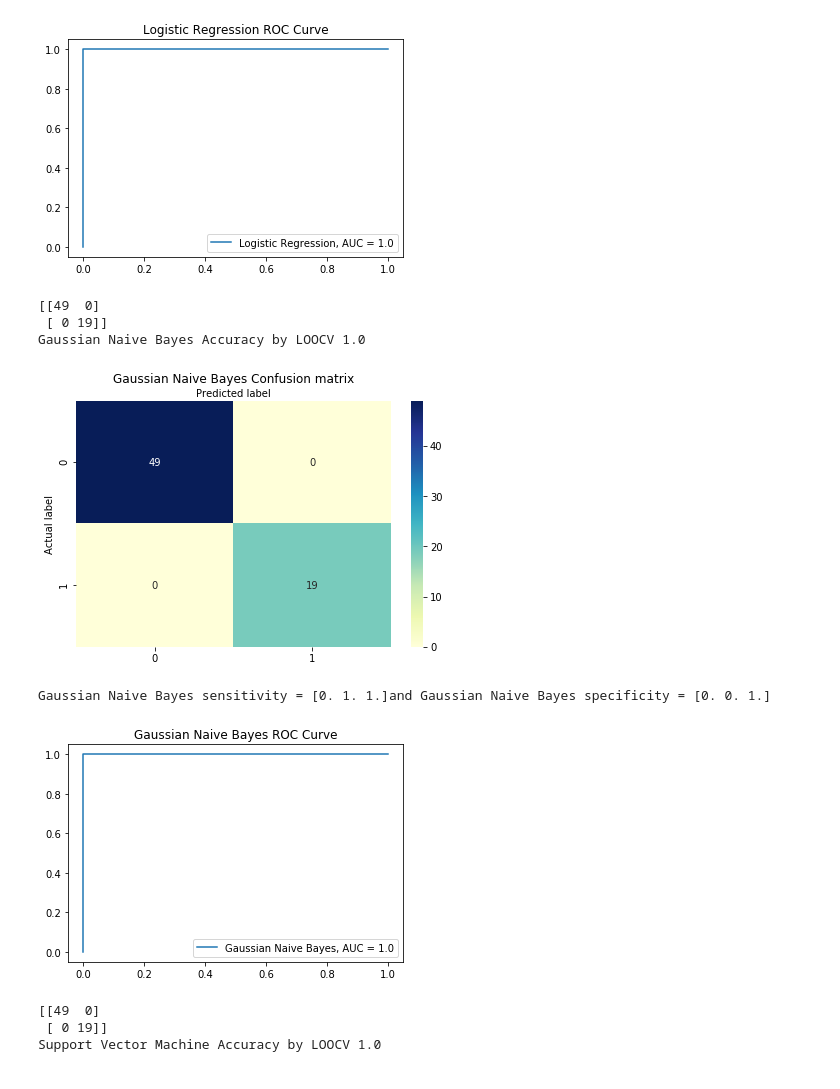
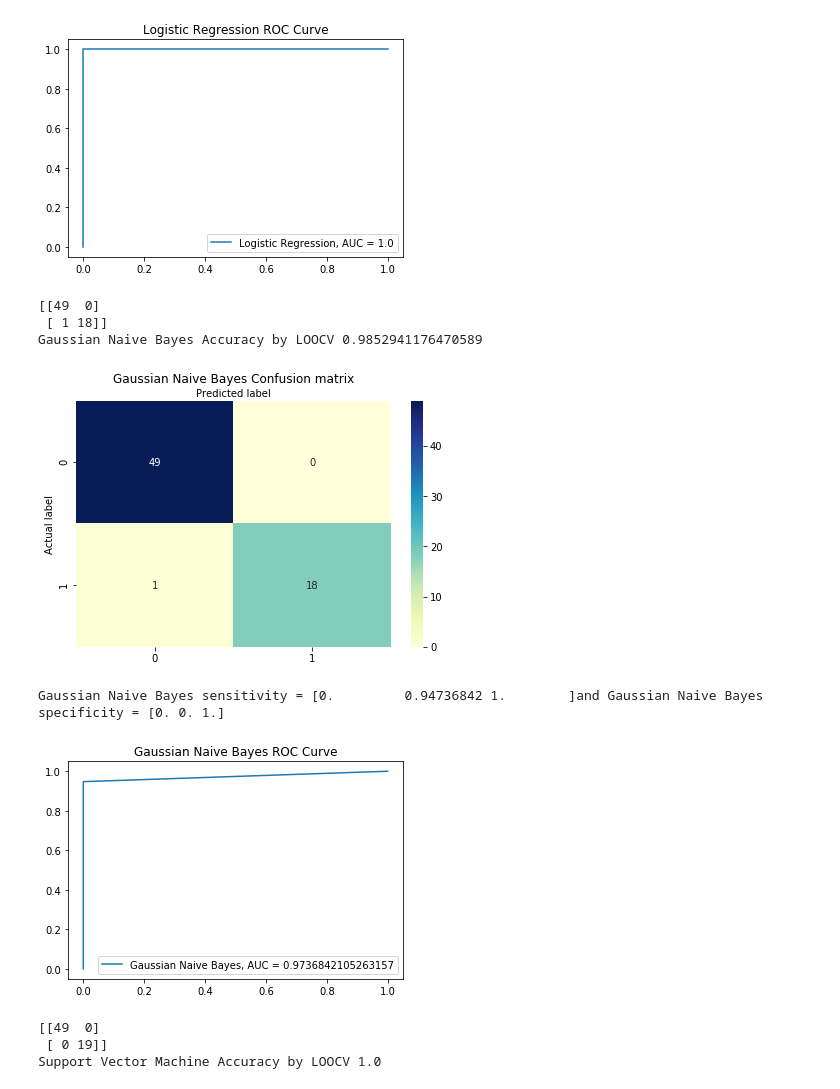
Before and after one commit to aminkhod/Eye_tracking-Neuroscience, a Jupyter notebook: Eye_tracking.ipynb, the cells around one changed output. Saved outputs shown, nothing was run; the diff lists cells and outputs as text; code cells hidden in the pictures.

```diff
--- a/Eye_tracking.ipynb
+++ b/Eye_tracking.ipynb
@@ -14,7 +14,7 @@ from sklearn import svm
 
 ###reading data
 missing_value=['?']
-data = pd.read_csv("data/eye-tracking and n-back.csv",na_values=missing_value, delimiter=",")
+data = pd.read_csv("data/eye-tracking and others.csv",na_values=missing_value, delimiter=",")
 
 # print(data.isnull().sum())
 print(data.shape)
@@ -35,19 +35,21 @@ data1.dropna(inplace=True)
 data3.dropna(inplace=True)
 
 
-# X=data1.values[:,1:]
-# y=data1.values[:,0]
+# X=data1.iloc[:,1:]
+# y=data1.iloc[:,0]
+
 # X = X.astype(np.float64)
 # y = y.astype(np.float64)
 
-X=data3.values[:,1:]
-y=data3.values[:,0]
+X=data3.iloc[:,1:]
+y=data3.iloc[:,0]
+print(X.shape)
+
 ###### Devide data to test and train
-X_train,X_test,y_train,y_test=train_test_split(X,y,test_size=0.2,random_state=25)
+X_train,X_test,y_train,y_test=train_test_split(X.values[:,:],y.values[:],test_size=0.2,random_state=25)
 
 #preprocessing
-
-scaler = preprocessing.StandardScaler().fit(X)
+scaler = preprocessing.StandardScaler().fit(X_train)
 X_train_transformed = scaler.transform(X_train)
 X_test_transformed = scaler.transform(X_test)
 X_transformed = scaler.transform(X)
@@ -62,18 +66,18 @@ loo.get_n_splits(X_transformed)
 loologreg = LogisticRegression()
 predicts=[]
 
-for train_index, test_index in loo.split(X):
+for train_index, test_index in loo.split(X_transformed):
     X_train, X_test = X_transformed[train_index], X_transformed[test_index]
-    y_train, y_test = y[train_index], y[test_index]
+    y_train, y_test = y.values[train_index], y.values[test_index]
     loologregModel =loologreg.fit(X_train, np.array(list(y_train)))
     predicts.append(loologreg.predict(X_test))
 
 predict = np.array(predicts)
-cnf_matrix = metrics.confusion_matrix(y, predict)
+cnf_matrix = metrics.confusion_matrix(y.values[:], predict)
 
 print(cnf_matrix)
 
-acc = metrics.accuracy_score(y, predict)
+acc = metrics.accuracy_score(y.values, predict)
 print("Logistic Regression Accuracy by LOOCV", acc)
 
 # recall = metrics.recall_score(y, predict)
@@ -106,7 +110,7 @@ plt.show()
 
 
 #### Roc Curve
-fpr, tpr, _ = metrics.roc_curve(y,  predict)
+fpr, tpr, _ = metrics.roc_curve(y.values,  predict)
 auc = metrics.roc_auc_score(y, predict)
 print("Logestic Regression sensitivity = "+str(tpr)+"and Logestic Regression specificity = "+str(fpr))
 plt.plot(fpr,tpr,label="Logistic Regression, AUC = "+str(auc))
@@ -133,9 +137,9 @@ loo = LeaveOneOut()
 loo.get_n_splits(X)
 loologreg = GaussianNB()
 predicts=[]
-for train_index, test_index in loo.split(X):
+for train_index, test_index in loo.split(X_transformed):
     X_train, X_test = X_transformed[train_index], X_transformed[test_index]
-    y_train, y_test = y[train_index], y[test_index]
+    y_train, y_test = y.values[train_index], y.values[test_index]
     loologregModel =loologreg.fit(X_train, y_train)
     predicts.append(loologreg.predict(X_test))
 
@@ -144,7 +148,7 @@ cnf_matrix = metrics.confusion_matrix(y, predict)
 
 print(cnf_matrix)
 
-acc = metrics.accuracy_score(y, predict)
+acc = metrics.accuracy_score(y.values, predict)
 print("Gaussian Naive Bayes Accuracy by LOOCV", acc)
 ######ploting
 
@@ -155,38 +159,38 @@ class_names=[0,1] # name  of classes
 fig, ax = plt.subplots()
 tick_marks = np.arange(len(class_names))
 plt.xticks(tick_marks, class_names)
 plt.yticks(tick_marks, class_names)
 
 # create heatmap
 sns.heatmap(pd.DataFrame(cnf_matrix), annot=True, cmap="YlGnBu" ,fmt='g')
 ax.xaxis.set_label_position("top")
 plt.tight_layout()
 plt.title('Gaussian Naive Bayes Confusion matrix', y=1.1)
 plt.ylabel('Actual label')
 plt.xlabel('Predicted label')
 
 plt.show()
 
 #### Roc Curve
-fpr, tpr, _ = metrics.roc_curve(y,  predict)
+fpr, tpr, _ = metrics.roc_curve(y.values,  predict)
 auc = metrics.roc_auc_score(y, predict)
 print("Gaussian Naive Bayes sensitivity = "+str(tpr)+"and Gaussian Naive Bayes specificity = "+str(fpr))
 plt.plot(fpr,tpr,label="Gaussian Naive Bayes, AUC = "+str(auc))
 plt.title("Gaussian Naive Bayes ROC Curve")
 plt.legend(loc=4)
 plt.show()
 
 methodList.append('Gaussian Naive Bayes')
 accList.append(acc)
 sensitivityList.append(tpr[1])
 specificityList.append(1-fpr[1])
 # %% [output]
 [[49  0]
- [ 0 19]]
-Gaussian Naive Bayes Accuracy by LOOCV 1.0
+ [ 1 18]]
+Gaussian Naive Bayes Accuracy by LOOCV 0.9852941176470589
 [figure]
-Gaussian Naive Bayes sensitivity = [0. 1. 1.]and Gaussian Naive Bayes specificity = [0. 0. 1.]
+Gaussian Naive Bayes sensitivity = [0.         0.94736842 1.        ]and Gaussian Naive Bayes specificity = [0. 0. 1.]
-[figure, old version]
+[figure, new version]
 # %%
 
 ###SVM
```
Also changed, not shown: parts of 4 cells of this notebook, 11 other files.
